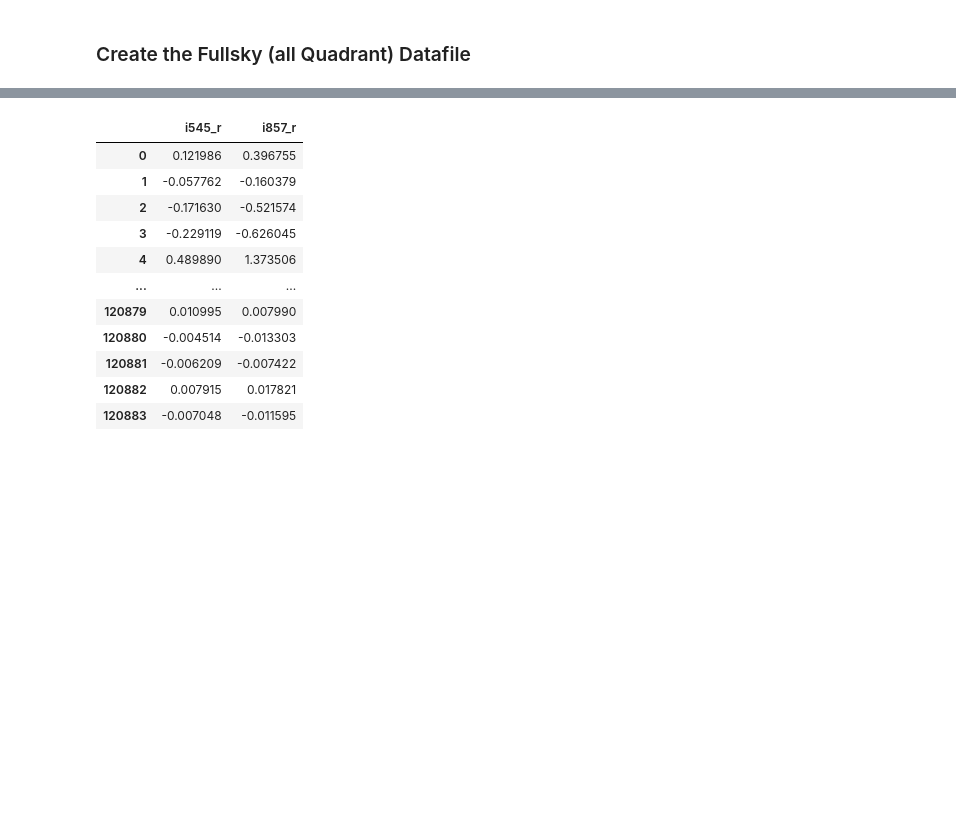
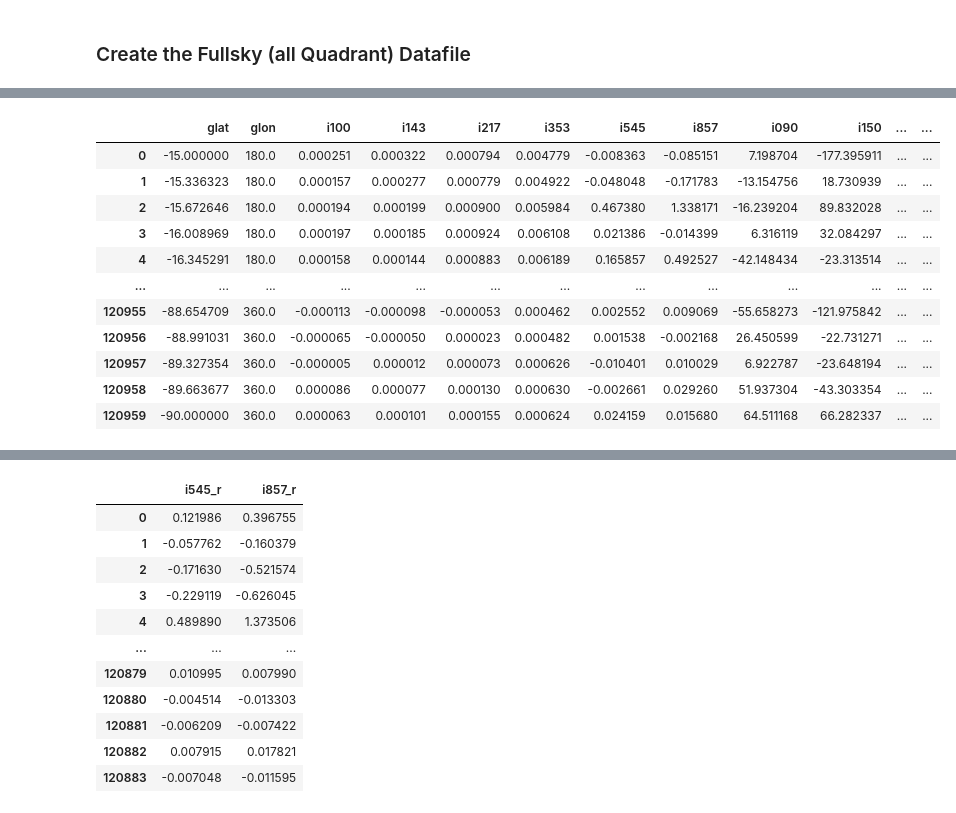
Before and after one commit to dchanda2002/MLCosmo, a Jupyter notebook: scratch.ipynb, the cells around one changed output, grey strips where cells are left out. Drawn from its saved outputs; the diff is of its cells as text; code cells hidden in the pictures; blank space fills up the shorter version.

```diff
--- a/scratch.ipynb
+++ b/scratch.ipynb
@@ -187,0 +309,85 @@ dfsky2
+# %%
+import astropy.coordinates as coord
+from astropy.coordinates import SkyCoord
+from astropy import units as u
+
+# output/510u3Q4/pf100.csv has Q4 Backtoback
+
+# Q1 - 180, 360, 540. 15, 90, 224
+# Q2 - 0, 180, 540. 15, 90, 224
+# Q3 - 0, 180, 540. -15, -90, 224
+# Q4 - 180, 360, 540. -15, -90, 224
+
+# The more points here the better
+
+glon = []
+glat = []
+for lon in np.linspace(180,360,540):
+    for lat in np.linspace(-15,-90,224):
+        glon.append(lon)
+        glat.append(lat)
+glon2 = [i*u.degree for i in glon]
+glat2 = [i*u.degree for i in glat]
+
+# convert to equitorial coordinates
+c = SkyCoord(glon2, glat2, frame='galactic')
+ras = c.icrs.ra.deg
+decs = c.icrs.dec.deg
+
+dfsky4 = pd.DataFrame()#pd.read_csv('data/full_sky_decs.csv')[['decs']]
+# dfsky['ras'] = pd.read_csv('data/full_sky_ras.csv')[['ras']]
+
+dfsky4['glat'] = glat
+dfsky4['glon'] = glon
+dfsky4['i100'] = np.genfromtxt('output/510u3Q4/pf100.csv',delimiter=', ')
+dfsky4['i143'] = np.genfromtxt('output/510u3Q4/pf143.csv',delimiter=', ')
+dfsky4['i217'] = np.genfromtxt('output/510u3Q4/pf217.csv',delimiter=', ')
+dfsky4['i353'] = np.genfromtxt('output/510u3Q4/pf353.csv',delimiter=', ')
+dfsky4['i545'] = np.genfromtxt('output/510u3Q4/pf545.csv',delimiter=', ')
+dfsky4['i857'] = np.genfromtxt('output/510u3Q4/pf857.csv',delimiter=', ')
+dfsky4['i090'] = np.genfromtxt('output/510u3Q4/af90.csv',delimiter=', ')
+dfsky4['i150'] = np.genfromtxt('output/510u3Q4/af150.csv',delimiter=', ')
+dfsky4['i220'] = np.genfromtxt('output/510u3Q4/af220.csv',delimiter=', ')
+dfsky4['iros'] = np.genfromtxt('output/510u3Q4/rf.csv',delimiter=', ')
+dfsky4['i12'] = np.genfromtxt('output/510u3Q4/if12.csv',delimiter=', ')
+dfsky4['i25'] = np.genfromtxt('output/510u3Q4/if25.csv',delimiter=', ')
+dfsky4['i60'] = np.genfromtxt('output/510u3Q4/if60.csv',delimiter=', ')
+dfsky4['i1002'] = np.genfromtxt('output/510u3Q4/if100.csv',delimiter=', ')
+dfsky4['i100_r'] = np.genfromtxt('output/510u3Q4/pf100_r.csv',delimiter=', ')
+dfsky4['i143_r'] = np.genfromtxt('output/510u3Q4/pf143_r.csv',delimiter=', ')
+dfsky4['i217_r'] = np.genfromtxt('output/510u3Q4/pf217_r.csv',delimiter=', ')
+dfsky4['i353_r'] = np.genfromtxt('output/510u3Q4/pf353_r.csv',delimiter=', ')
+dfsky4['i545_r'] = np.genfromtxt('output/510u3Q4/pf545_r.csv',delimiter=', ')
+dfsky4['i857_r'] = np.genfromtxt('output/510u3Q4/pf857_r.csv',delimiter=', ')
+dfsky4['i090_r'] = np.genfromtxt('output/510u3Q4/af90_r.csv',delimiter=', ')
+dfsky4['i150_r'] = np.genfromtxt('output/510u3Q4/af150_r.csv',delimiter=', ')
+dfsky4['i220_r'] = np.genfromtxt('output/510u3Q4/af220_r.csv',delimiter=', ')
+dfsky4['iros_r'] = np.genfromtxt('output/510u3Q4/rf_r.csv',delimiter=', ')
+dfsky4['i12_r'] = np.genfromtxt('output/510u3Q4/if12_r.csv',delimiter=', ')
+dfsky4['i25_r'] = np.genfromtxt('output/510u3Q4/if25_r.csv',delimiter=', ')
+dfsky4['i60_r'] = np.genfromtxt('output/510u3Q4/if60_r.csv',delimiter=', ')
+dfsky4['i1002_r'] = np.genfromtxt('output/510u3Q4/if100_r.csv',delimiter=', ')
+
+# If ACT included
+# dfsky = dfsky[dfsky.i090!=-9999].reset_index(drop = True)
+# dfsky = dfsky[dfsky.i150!=-9999].reset_index(drop = True)
+# dfsky = dfsky[dfsky.i220!=-9999].reset_index(drop = True)
+# dfsky = dfsky[dfsky.i090_r!=-9999].reset_index(drop = True)
+# dfsky = dfsky[dfsky.i150_r!=-9999].reset_index(drop = True)
+# dfsky = dfsky[dfsky.i220_r!=-9999].reset_index(drop = True)
+# dfsky = dfsky.reset_index(drop=True)
+dfsky4['cluster'] = 2
+dfsky4
+# %% [output]
+|  | glat | glon | i100 | i143 | i217 | i353 | i545 | i857 | i090 | i150 | ... | ... |
+| 0 | -15.000000 | 180.0 | 0.000251 | 0.000322 | 0.000794 | 0.004779 | -0.008363 | -0.085151 | 7.198704 | -177.395911 | ... | ... |
+| 1 | -15.336323 | 180.0 | 0.000157 | 0.000277 | 0.000779 | 0.004922 | -0.048048 | -0.171783 | -13.154756 | 18.730939 | ... | ... |
+| 2 | -15.672646 | 180.0 | 0.000194 | 0.000199 | 0.000900 | 0.005984 | 0.467380 | 1.338171 | -16.239204 | 89.832028 | ... | ... |
+| 3 | -16.008969 | 180.0 | 0.000197 | 0.000185 | 0.000924 | 0.006108 | 0.021386 | -0.014399 | 6.316119 | 32.084297 | ... | ... |
+| 4 | -16.345291 | 180.0 | 0.000158 | 0.000144 | 0.000883 | 0.006189 | 0.165857 | 0.492527 | -42.148434 | -23.313514 | ... | ... |
+| ... | ... | ... | ... | ... | ... | ... | ... | ... | ... | ... | ... | ... |
+| 120955 | -88.654709 | 360.0 | -0.000113 | -0.000098 | -0.000053 | 0.000462 | 0.002552 | 0.009069 | -55.658273 | -121.975842 | ... | ... |
+| 120956 | -88.991031 | 360.0 | -0.000065 | -0.000050 | 0.000023 | 0.000482 | 0.001538 | -0.002168 | 26.450599 | -22.731271 | ... | ... |
+| 120957 | -89.327354 | 360.0 | -0.000005 | 0.000012 | 0.000073 | 0.000626 | -0.010401 | 0.010029 | 6.922787 | -23.648194 | ... | ... |
+| 120958 | -89.663677 | 360.0 | 0.000086 | 0.000077 | 0.000130 | 0.000630 | -0.002661 | 0.029260 | 51.937304 | -43.303354 | ... | ... |
+| 120959 | -90.000000 | 360.0 | 0.000063 | 0.000101 | 0.000155 | 0.000624 | 0.024159 | 0.015680 | 64.511168 | 66.282337 | ... | ... |
```
Also changed, not shown: parts of 14 cells of this notebook, 1 other file.
